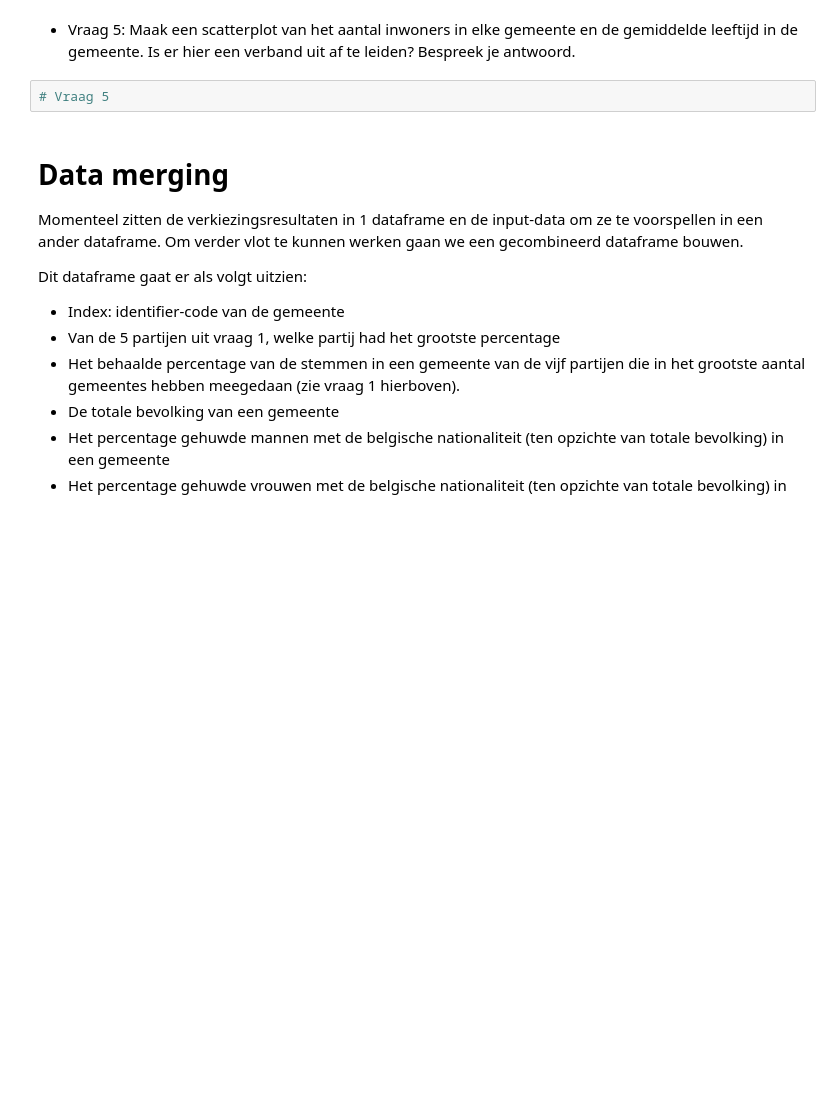
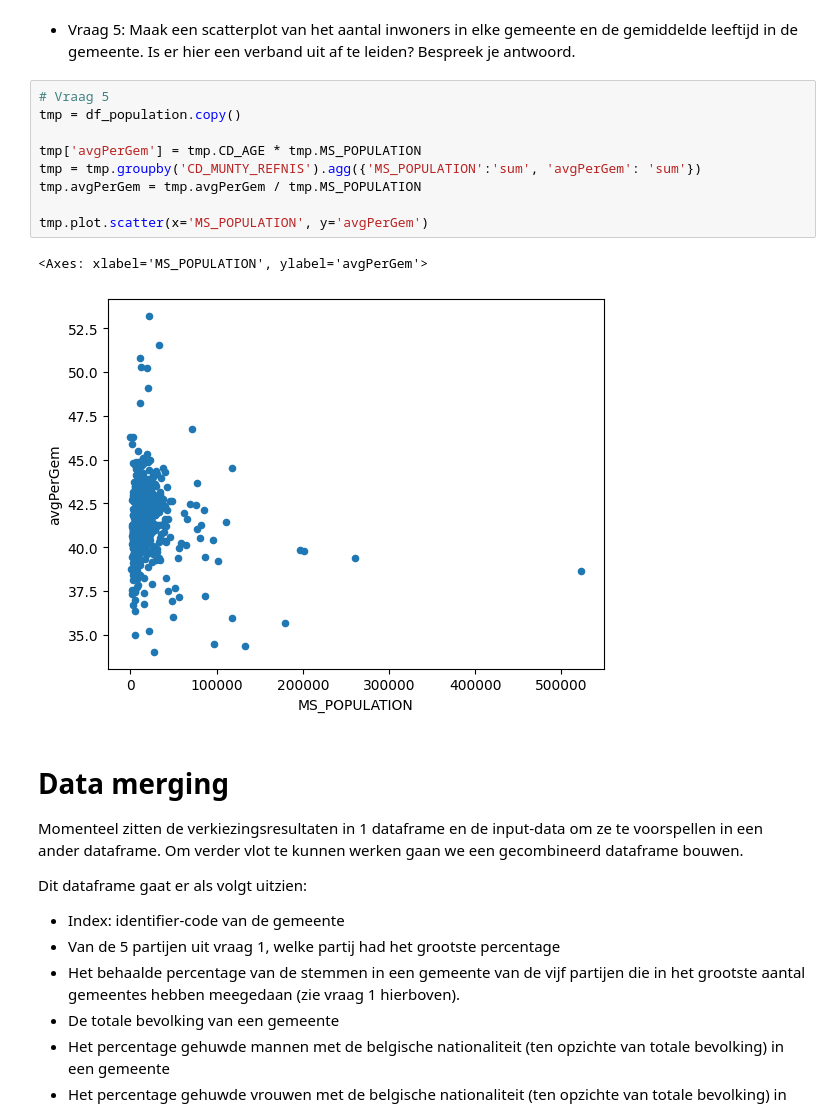
Before and after one commit to Data-Science-2425/Leerstof2, a Jupyter notebook: Week 5/EDA-oefening/opgave.ipynb, the cells around one changed output. Drawn from its saved outputs; the diff is of its cells as text; blank space fills up the shorter version.

```diff
--- a/Week 5/EDA-oefening/opgave.ipynb
+++ b/Week 5/EDA-oefening/opgave.ipynb
@@ -57,6 +132,16 @@ Schrijf hieronder per vraag de nodige code om de vraag te beantwoorden en vergee
 * Vraag 5: Maak een scatterplot van het aantal inwoners in elke gemeente en de gemiddelde leeftijd in de gemeente. Is er hier een verband uit af te leiden? Bespreek je antwoord.
 # %%
 # Vraag 5
+tmp = df_population.copy()
+
+tmp['avgPerGem'] = tmp.CD_AGE * tmp.MS_POPULATION
+tmp = tmp.groupby('CD_MUNTY_REFNIS').agg({'MS_POPULATION':'sum', 'avgPerGem': 'sum'})
+tmp.avgPerGem = tmp.avgPerGem / tmp.MS_POPULATION
+
+tmp.plot.scatter(x='MS_POPULATION', y='avgPerGem')
+# %% [output]
+<Axes: xlabel='MS_POPULATION', ylabel='avgPerGem'>
+[figure, added]
 # %% [markdown]
 # Data merging
 
```
Also changed, not shown: parts of 8 cells of this notebook, 1 other file.
